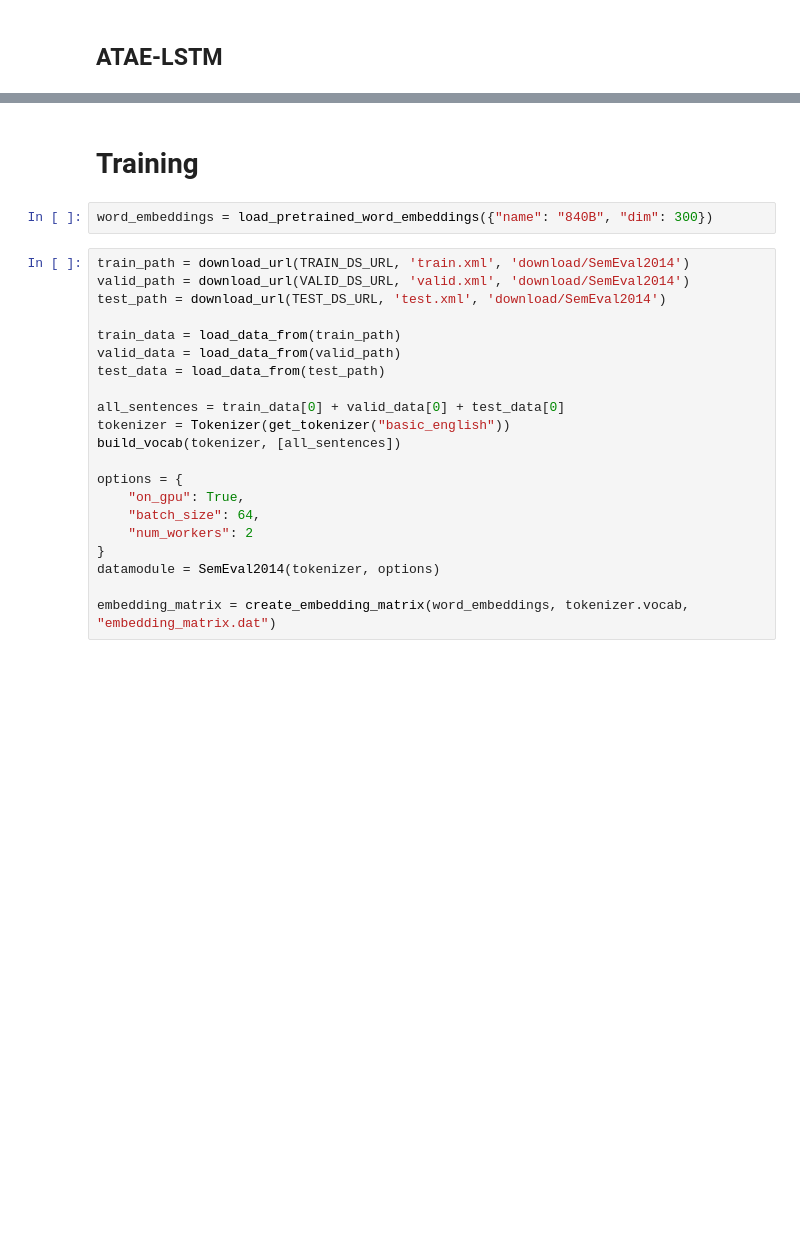
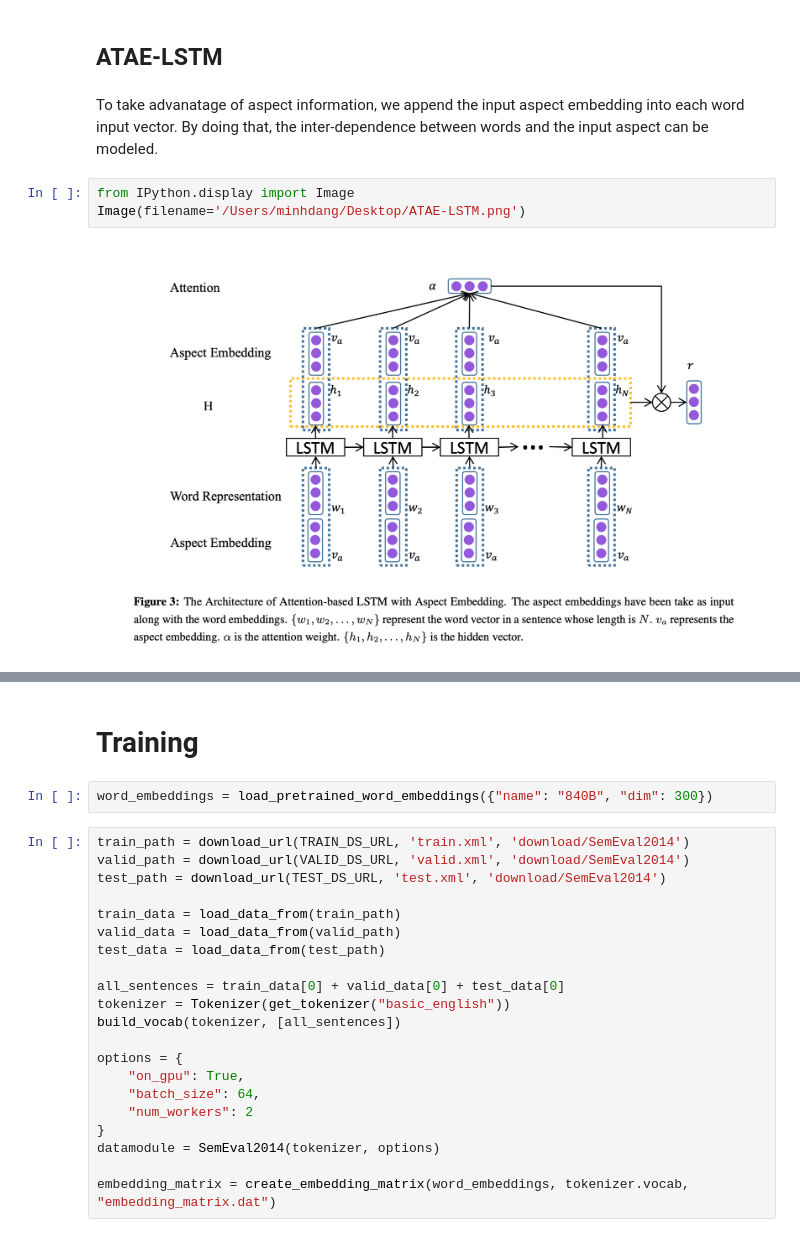
Before and after one commit to minhdang241/minhdg-blog, a Jupyter notebook: _notebooks/2021-06-26-NLP_4_Attention_based_LSTM_for_Aspect_level_Sentiment_Classification.ipynb, the cells around one changed output, grey strips where cells are left out. Drawn from its saved outputs; the diff is of its cells as text; blank space fills up the shorter version.

```diff
--- a/_notebooks/2021-06-26-NLP_4_Attention_based_LSTM_for_Aspect_level_Sentiment_Classification.ipynb
+++ b/_notebooks/2021-06-26-NLP_4_Attention_based_LSTM_for_Aspect_level_Sentiment_Classification.ipynb
@@ -415,6 +412,13 @@ class AT_LSTM(pl.LightningModule):
         self.log('test_f1', self.test_f1, on_step=False, on_epoch=True, logger=True)
 # %% [markdown]
 ## ATAE-LSTM
+# %% [markdown]
+To take advanatage of aspect information, we append the input aspect embedding into each word input vector. By doing that, the inter-dependence between words and the input aspect can be modeled.
+# %%
+from IPython.display import Image
+Image(filename='/Users/minhdang/Desktop/ATAE-LSTM.png')
+# %% [output]
+[figure, added]
 # %%
 class ATAE_LSTM(pl.LightningModule):
     def __init__(self, embeddings, hidden_size, aspect_hidden_size, num_layers=1, num_classes=3, batch_first=True, lr=1e-3, dropout=0, l2reg=0.01):
```
Also changed, not shown: parts of 12 cells of this notebook, 1 other file.
